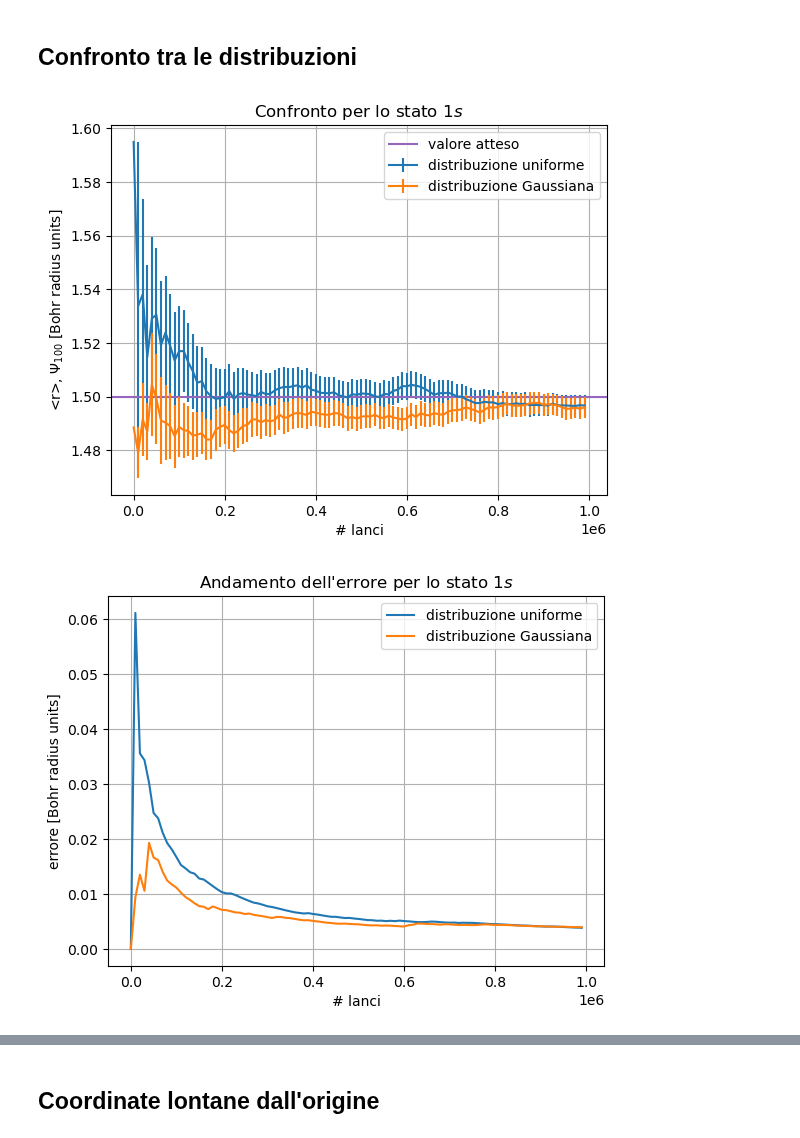
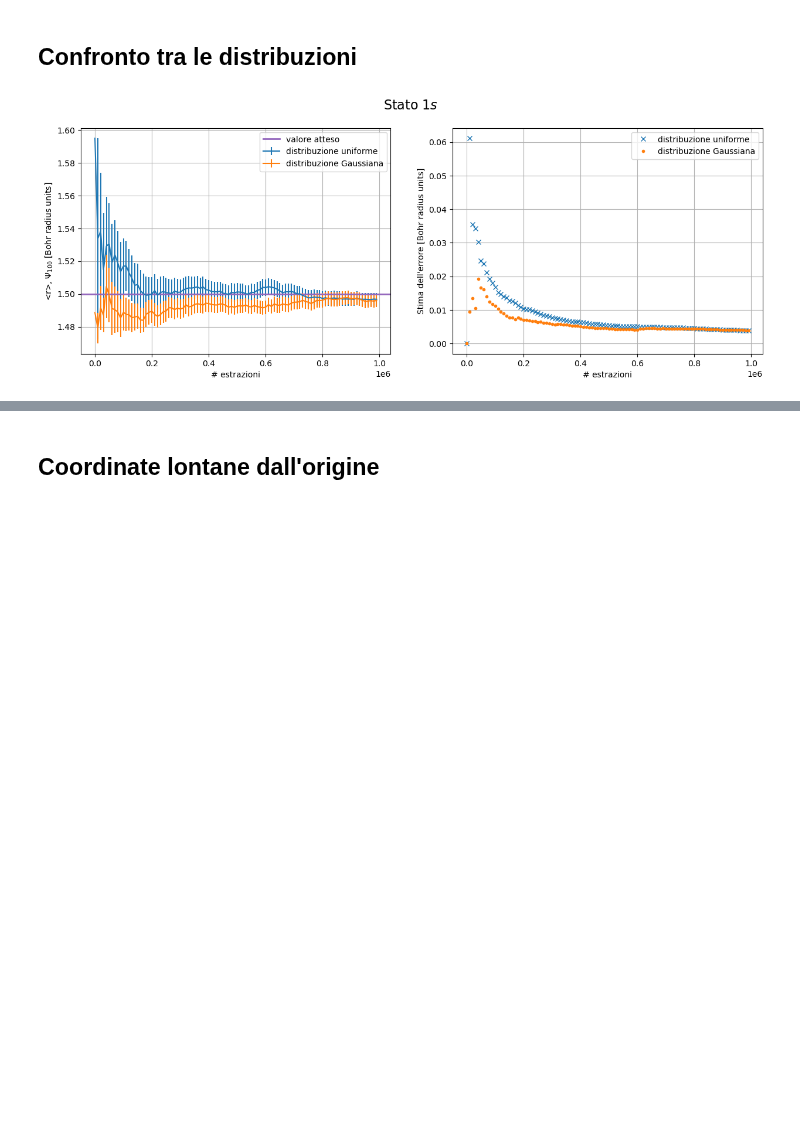
Before and after one commit to paolo-magnani/Esercizi_LSN, a Jupyter notebook: Es05/Paolo_Magnani_Esercitazione_5.ipynb, the cells around one changed output, grey strips where cells are left out. Drawn from its saved outputs; the diff is of its cells as text; code cells hidden in the pictures; blank space fills up the shorter version.

```diff
--- a/Es05/Paolo_Magnani_Esercitazione_5.ipynb
+++ b/Es05/Paolo_Magnani_Esercitazione_5.ipynb
@@ -123,48 +123,29 @@ plt.show()
 # %% [markdown]
 ## Confronto tra le distribuzioni
 # %%
-x, mean, error_u = np.loadtxt("risultati/psi100_mean.dat", usecols=(0,1,2), delimiter=',', unpack='true')
-plt.errorbar(x,mean,yerr=error_u, label='distribuzione uniforme')
-plt.axhline(y=1.5, c='C4', label='valore atteso')
-x, mean, error_g = np.loadtxt("risultati/psi100_meanGauss.dat", usecols=(0,1,2), delimiter=',', unpack='true')
-plt.errorbar(x,mean,yerr=error_g, label='distribuzione Gaussiana')
-plt.title('Confronto per lo stato $1s$')
-plt.xlabel('# lanci')
-plt.ylabel('<r>, $\Psi_{100}$ [Bohr radius units]')
-plt.legend()
-plt.grid(True)
-plt.show()
-
-plt.plot(x,error_u, label='distribuzione uniforme')
-plt.plot(x,error_g, label='distribuzione Gaussiana')
-plt.title("Andamento dell'errore per lo stato $1s$")
-plt.xlabel('# lanci')
-plt.ylabel('errore [Bohr radius units]')
-plt.legend()
-plt.grid(True)
-plt.show()
+x, mean_u, error_u = np.loadtxt("risultati/psi100_mean.dat", usecols=(0,1,2), delimiter=',', unpack='true')
+x2, mean_g, error_g = np.loadtxt("risultati/psi100_meanGauss.dat", usecols=(0,1,2), delimiter=',', unpack='true')
 
 fig, [ax0, ax1] = plt.subplots(1, 2, figsize=(15,5))
-fig.suptitle("Stima discretizzata di call e put", size=14)
 
-x, call, error_call = np.loadtxt("risultati/3_discret_call.dat", usecols=(0,1,2), delimiter=',', unpack='true')
-ax0.errorbar(x,call,yerr=error_call)
-ax0.set_xlabel('# ripetizioni')
-ax0.set_ylabel('Stima di call')
+fig.suptitle("Stato $1s$", size=16)
+
+ax0.errorbar(x,mean_u,yerr=error_u, label='distribuzione uniforme')
+ax0.errorbar(x2,mean_g,yerr=error_g,  label='distribuzione Gaussiana')
+ax0.axhline(y=1.5, color="C4", label='valore atteso', lw=2)
+ax0.set_xlabel('# estrazioni')
+ax0.set_ylabel("<r>, $\Psi_{100}$ [Bohr radius units]")
 ax0.grid(True)
-ax0.axhline(y=call_an, color='r', linestyle='-', label='Valore analitico')
 ax0.legend()
 
-x, put, error_put = np.loadtxt("risultati/3_discret_put.dat", usecols=(0,1,2), delimiter=',', unpack='true')
-ax1.errorbar(x,put,yerr=error_put)
-ax1.set_xlabel('# ripetizioni')
-ax1.set_ylabel('Stima di put')
+ax1.plot(x, error_u, marker='x', linestyle='none', label='distribuzione uniforme')
+ax1.plot(x2, error_g, marker='.',linestyle='none',  label='distribuzione Gaussiana')
+ax1.set_xlabel('# estrazioni')
+ax1.set_ylabel("Stima dell'errore [Bohr radius units]")
 ax1.grid(True)
-ax1.axhline(y=put_an, color='r', linestyle='-', label='Valore analitico')
 ax1.legend()
 
 plt.show()
 # %% [output]
-[figure, old version]
+[figure, new version]
-[figure, removed]
 # %%
```
Also changed, not shown: parts of 3 cells of this notebook, 13 other files.
